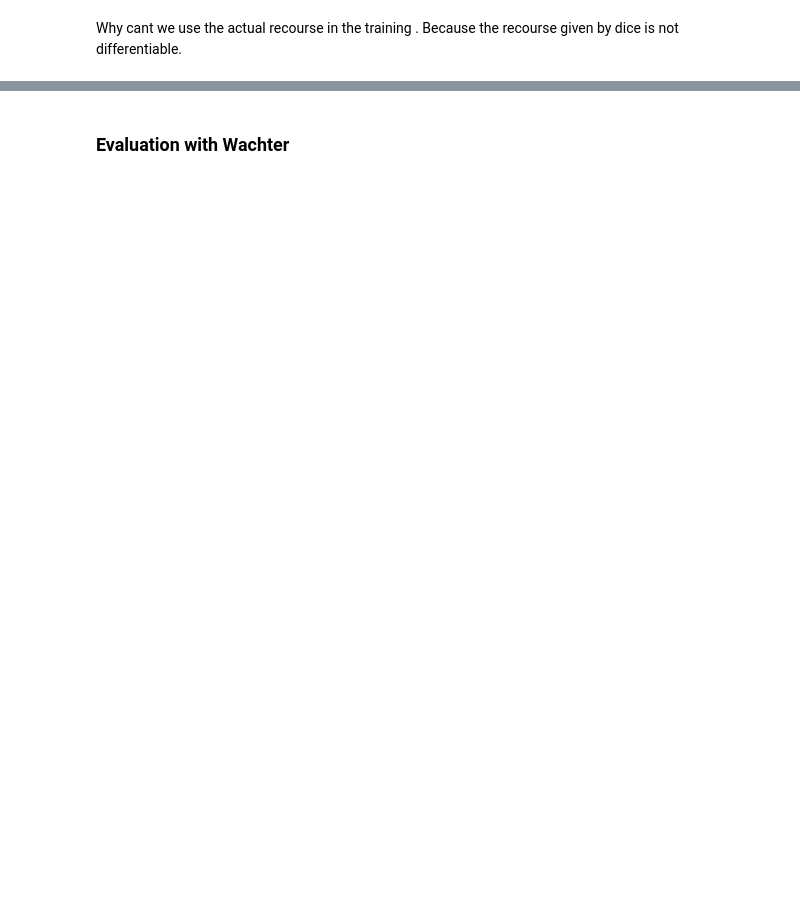
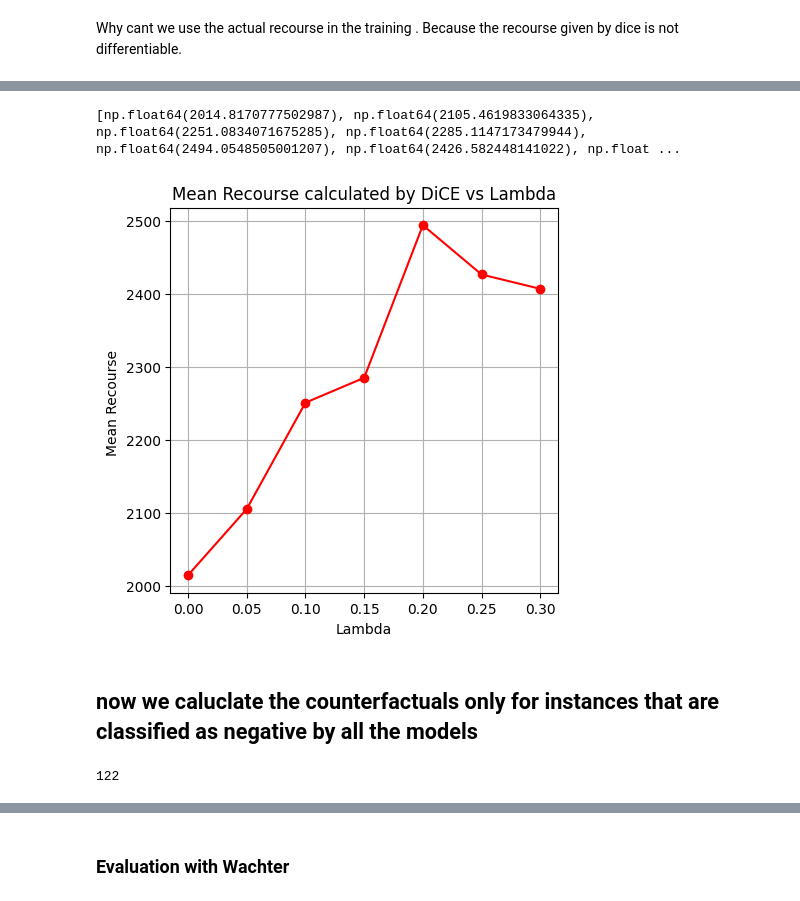
Before and after one commit to ahmedhammami2002/BachelorArbeitSoSe2025, a Jupyter notebook: ClassificationDice.ipynb, the cells around one changed output, grey strips where cells are left out. Drawn from its saved outputs; the diff is of its cells as text; code cells hidden in the pictures; blank space fills up the shorter version.

```diff
--- a/ClassificationDice.ipynb
+++ b/ClassificationDice.ipynb
@@ -691,0 +720,16 @@ plt.grid(True)
+# %%
+l2_means = [np.mean(sublist) for sublist in cost_of_recourses_l2]
+print(l2_means)
+
+## Plotting of the mean of Recourse genereated by dice After the Training with different Lambdas
+plt.figure(figsize=(5, 5))
+plt.plot(lambdas, l2_means, marker='o', color='red')
+plt.title("Mean Recourse calculated by DiCE vs Lambda")
+plt.xlabel("Lambda")
+plt.ylabel("Mean Recourse ")
+plt.grid(True)
+# %% [output]
+[np.float64(2014.8170777502987), np.float64(2105.4619833064335), np.float64(2251.0834071675285), np.float64(2285.1147173479944), np.float64(2494.0548505001207), np.float64(2426.582448141022), np.float ...
+[figure, added]
+# %% [markdown]
+## now we caluclate the counterfactuals only for instances that are classified as negative by all the models
@@ -691,0 +739,10 @@ plt.grid(True)
+# %%
+# fist we calculate this subset
+_, commun_negatives, _, _ = split_by_classification(model, X_neg)
+
+for current_model in models:
+    _, commun_negatives, _, _ = split_by_classification(current_model, commun_negatives)
+
+print(len(commun_negatives))
+# %% [output]
+122
```
Also changed, not shown: parts of 12 cells of this notebook.
